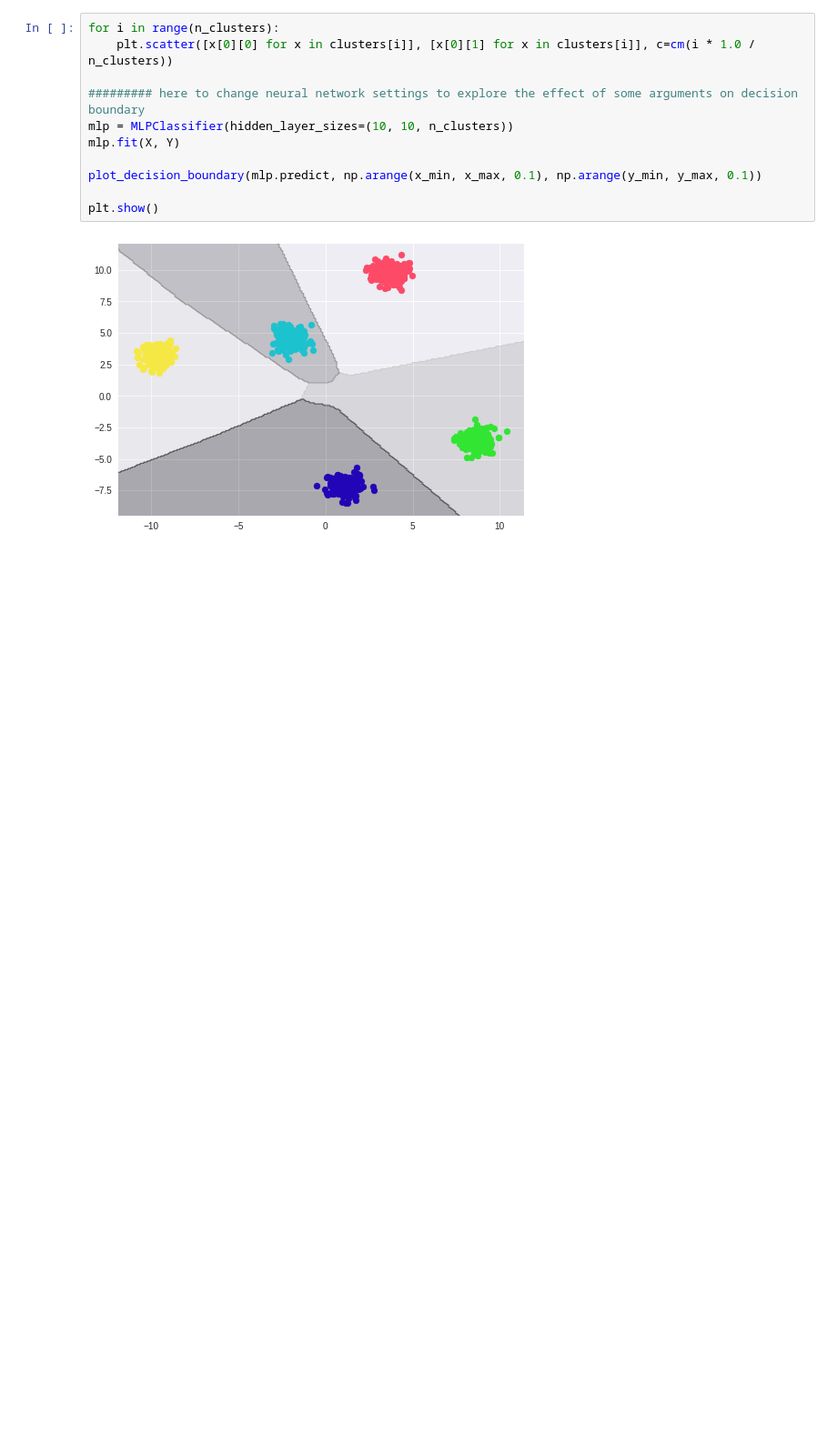
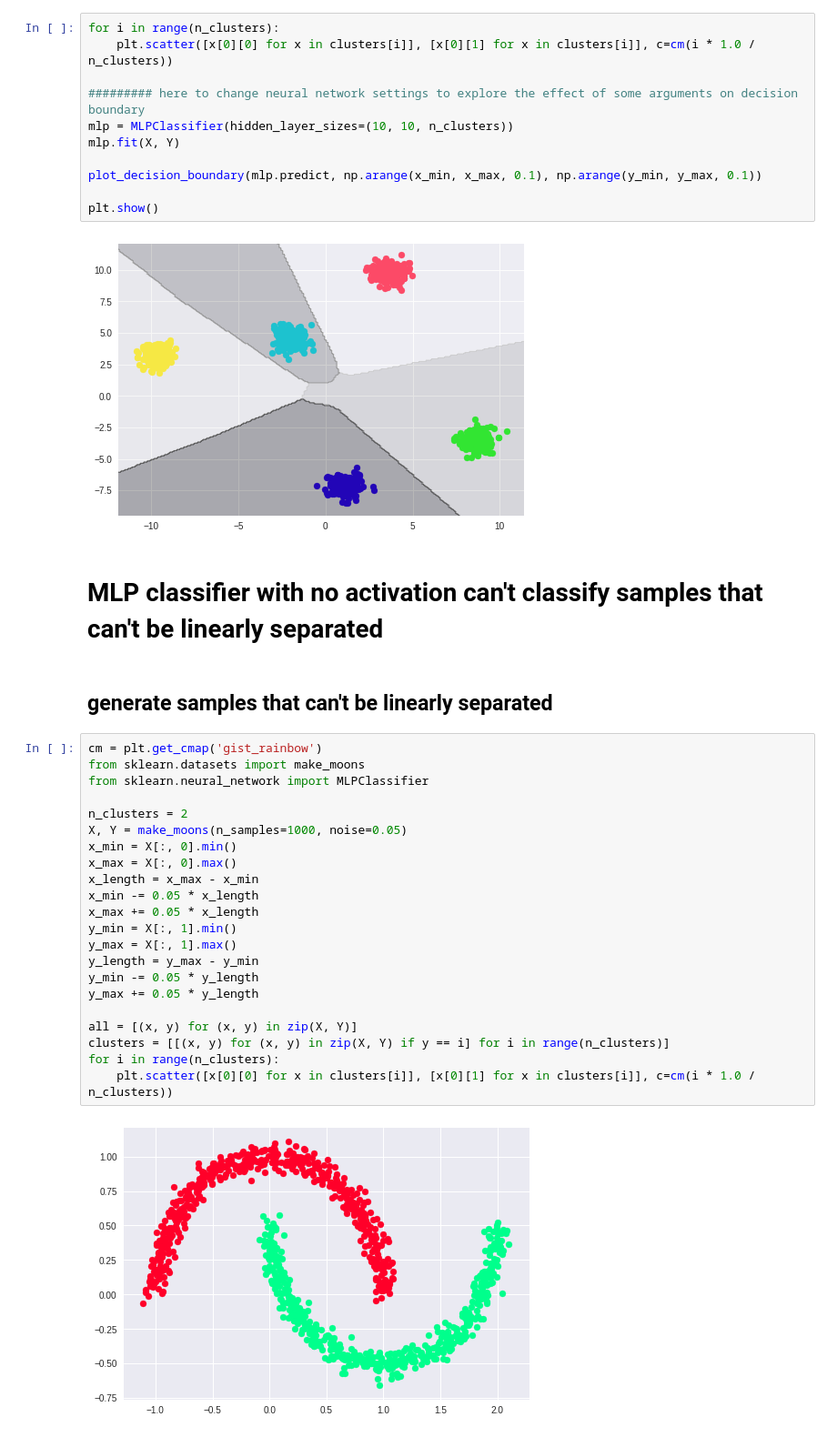
Before and after one commit to youkaichao/decision_boundary_for_neural_networks, a Jupyter notebook: decision_boundary_for_neural_networks.ipynb, the cells around one changed output. Shown: that part at 91% size. Saved outputs shown, nothing was run; the diff lists cells and outputs as text; blank space fills up the shorter version.

Commit message:
add non-linear activation demo

```diff
--- a/decision_boundary_for_neural_networks.ipynb
+++ b/decision_boundary_for_neural_networks.ipynb
@@ -52,3 +60,31 @@ plot_decision_boundary(mlp.predict, np.arange(x_min, x_max, 0.1), np.arange(y_mi
 plt.show()
 # %% [output]
 [figure]
+# %% [markdown]
+# MLP classifier with no activation can't classify samples that can't be linearly separated
+# %% [markdown]
+## generate samples that can't be linearly separated
+# %%
+cm = plt.get_cmap('gist_rainbow')
+from sklearn.datasets import make_moons
+from sklearn.neural_network import MLPClassifier
+
+n_clusters = 2
+X, Y = make_moons(n_samples=1000, noise=0.05)
+x_min = X[:, 0].min()
+x_max = X[:, 0].max()
+x_length = x_max - x_min
+x_min -= 0.05 * x_length
+x_max += 0.05 * x_length
+y_min = X[:, 1].min()
+y_max = X[:, 1].max()
+y_length = y_max - y_min
+y_min -= 0.05 * y_length
+y_max += 0.05 * y_length
+
+all = [(x, y) for (x, y) in zip(X, Y)]
+clusters = [[(x, y) for (x, y) in zip(X, Y) if y == i] for i in range(n_clusters)]
+for i in range(n_clusters):
+    plt.scatter([x[0][0] for x in clusters[i]], [x[0][1] for x in clusters[i]], c=cm(i * 1.0 / n_clusters))
+# %% [output]
+[figure, added]
```
Also changed, not shown: parts of 8 cells of this notebook.
